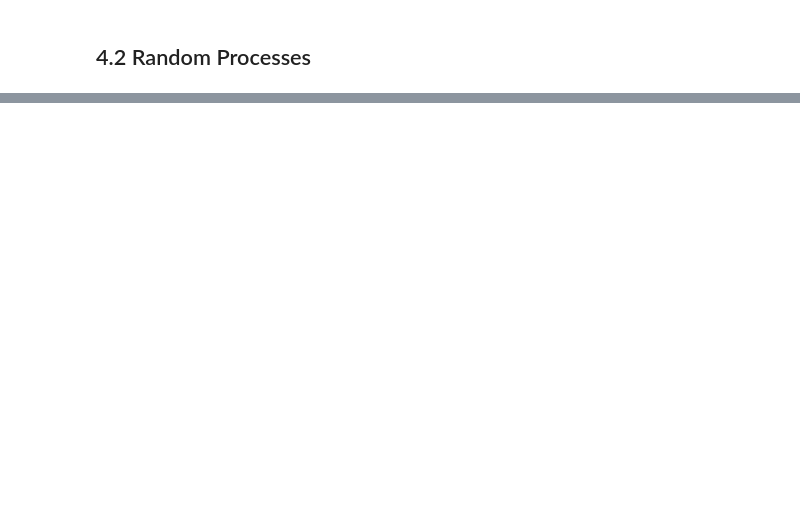
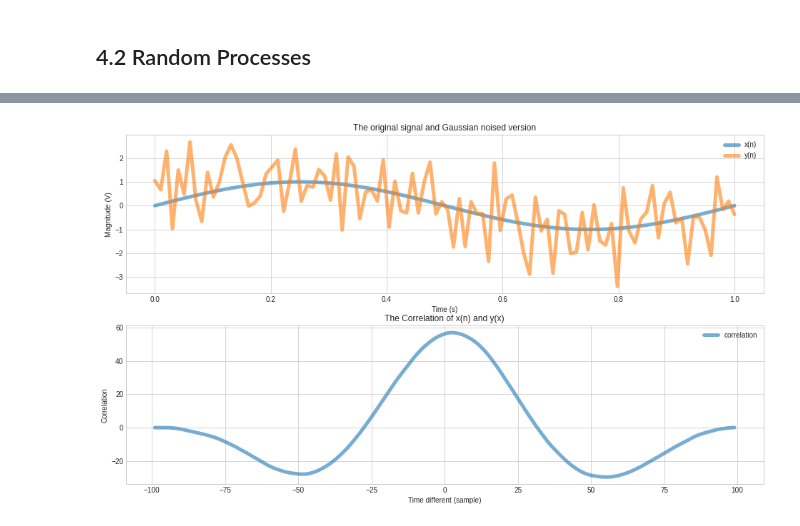
Before and after one commit to akraradets/2020AugSignalProcessing, a Jupyter notebook: lab/lab-9/lab-9.ipynb, the cells around one changed output, grey strips where cells are left out. Drawn from its saved outputs; the diff is of its cells as text; code cells hidden in the pictures; blank space fills up the shorter version.

```diff
--- a/lab/lab-9/lab-9.ipynb
+++ b/lab/lab-9/lab-9.ipynb
@@ -39,0 +174,42 @@ def calFFT(signal, window = 2048 , shift = False , inDB = False, half = True, no
+# %%
+# 3. Plot the crosscorrelation of the following signal with f1 =1 Hz
+# x(n) = sin(2*π*f1*t)
+# y(n) = x(n) + w(n)
+
+# where w(n) is a zeros mean, unit variance of Gaussian random process.
+
+t = np.linspace(0,1,100)
+xn = np.sin(2 * np.pi * 1 * t)
+yn = xn + np.random.randn(100)
+
+
+fig, ax = plt.subplots(2, figsize=(16,9))
+ax[0].plot(t,xn, label="x(n)", lw=5, alpha=0.6)
+ax[0].plot(t,yn, label="y(n)", lw=5, alpha=0.6)
+ax[0].set_xlabel("Time (s)")
+ax[0].set_ylabel("Magnitude (V)")
+ax[0].set_title("The original signal and Gaussian noised version")
+ax[0].legend()
+
+def crosscorrelation(x1,x2):
+    x1 = np.array(x1).reshape(-1,1)
+    x2 = np.array(x2).reshape(-1,1)
+    mat = x1 @ x2.T
+    b = np.zeros(len(x1) + len(x2)-1)
+    for t1 in range(len(x1)):
+        for t2 in range(len(x2)):
+            k = t1-t2+len(x1)-1
+            b[k] += mat[t1][t2]
+    return b
+
+
+ccr = crosscorrelation(xn,yn)
+# print(ccr.shape)
+ax[1].plot(np.arange(-99,100), ccr,label="correlation", lw=5, alpha=0.6)
+ax[1].set_xlabel("Time different (sample)")
+ax[1].set_ylabel("Correlation")
+ax[1].set_title("The Correlation of x(n) and y(x)")
+ax[1].legend()
+plt.show()
+# %% [output]
+[figure, added]
```
Also changed, not shown: parts of 10 cells of this notebook.
